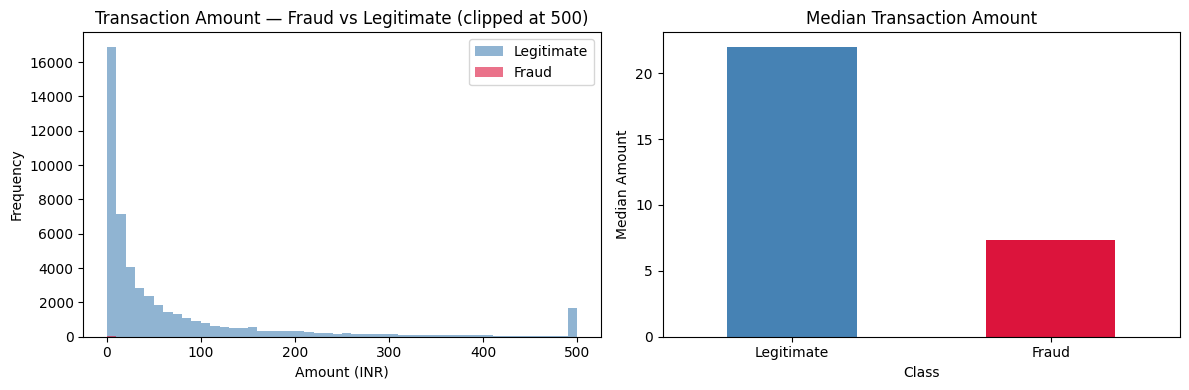
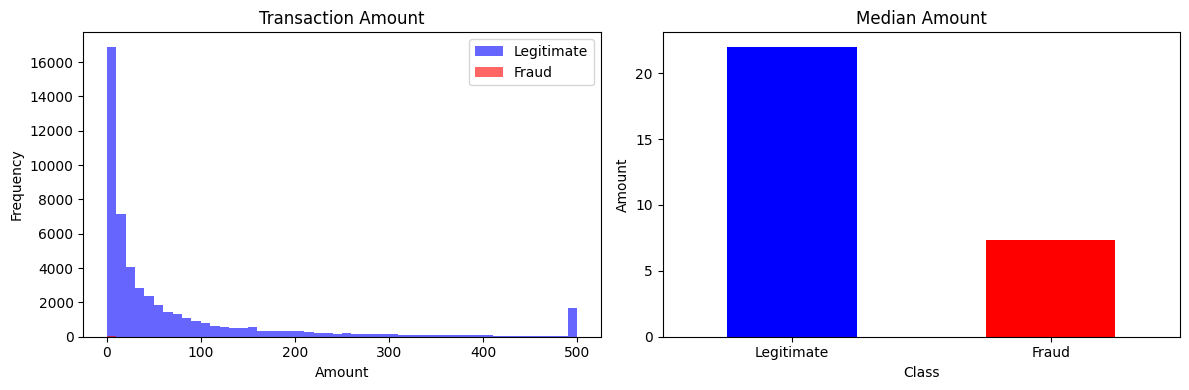
The notebook cell's code change between the first figure and the second:
--- before
+++ after
@@ -1,21 +1,39 @@
-fig, ax = plt.subplots(1, 2, figsize=(12, 4))
+fig, axes = plt.subplots(1, 2, figsize=(12, 4))
 
+# Histogram
 df[df['Class'] == 0]['Amount'].clip(upper=500).plot.hist(
-    bins=50, alpha=0.6, color='steelblue', label='Legitimate', ax=ax[0])
+    bins=50,
+    color='blue',
+    alpha=0.6,
+    label='Legitimate',
+    ax=axes[0]
+)
+
 df[df['Class'] == 1]['Amount'].clip(upper=500).plot.hist(
-    bins=50, alpha=0.6, color='crimson', label='Fraud', ax=ax[0])
-ax[0].set_title('Transaction Amount — Fraud vs Legitimate (clipped at 500)')
-ax[0].set_xlabel('Amount (INR)')
-ax[0].legend()
+    bins=50,
+    color='red',
+    alpha=0.6,
+    label='Fraud',
+    ax=axes[0]
+)
 
+axes[0].set_title("Transaction Amount")
+axes[0].set_xlabel("Amount")
+axes[0].legend()
+
+# Bar Chart
 df.groupby('Class')['Amount'].median().plot.bar(
-    color=['steelblue', 'crimson'], ax=ax[1])
-ax[1].set_title('Median Transaction Amount')
-ax[1].set_xticklabels(['Legitimate', 'Fraud'], rotation=0)
-ax[1].set_ylabel('Median Amount')
+    color=['blue', 'red'],
+    ax=axes[1]
+)
+
+axes[1].set_title("Median Amount")
+axes[1].set_xticklabels(['Legitimate', 'Fraud'], rotation=0)
+axes[1].set_ylabel("Amount")
 
 plt.tight_layout()
 plt.show()
 
-print("Legitimate — Mean Amount:", df[df["Class"]==0]["Amount"].mean().round(2))
-print("Fraud      — Mean Amount:", df[df["Class"]==1]["Amount"].mean().round(2))
+# Mean Amount
+print("Legitimate Mean:", round(df[df["Class"] == 0]["Amount"].mean(), 2))
+print("Fraud Mean:", round(df[df["Class"] == 1]["Amount"].mean(), 2))

Commit: Update the notebook file.